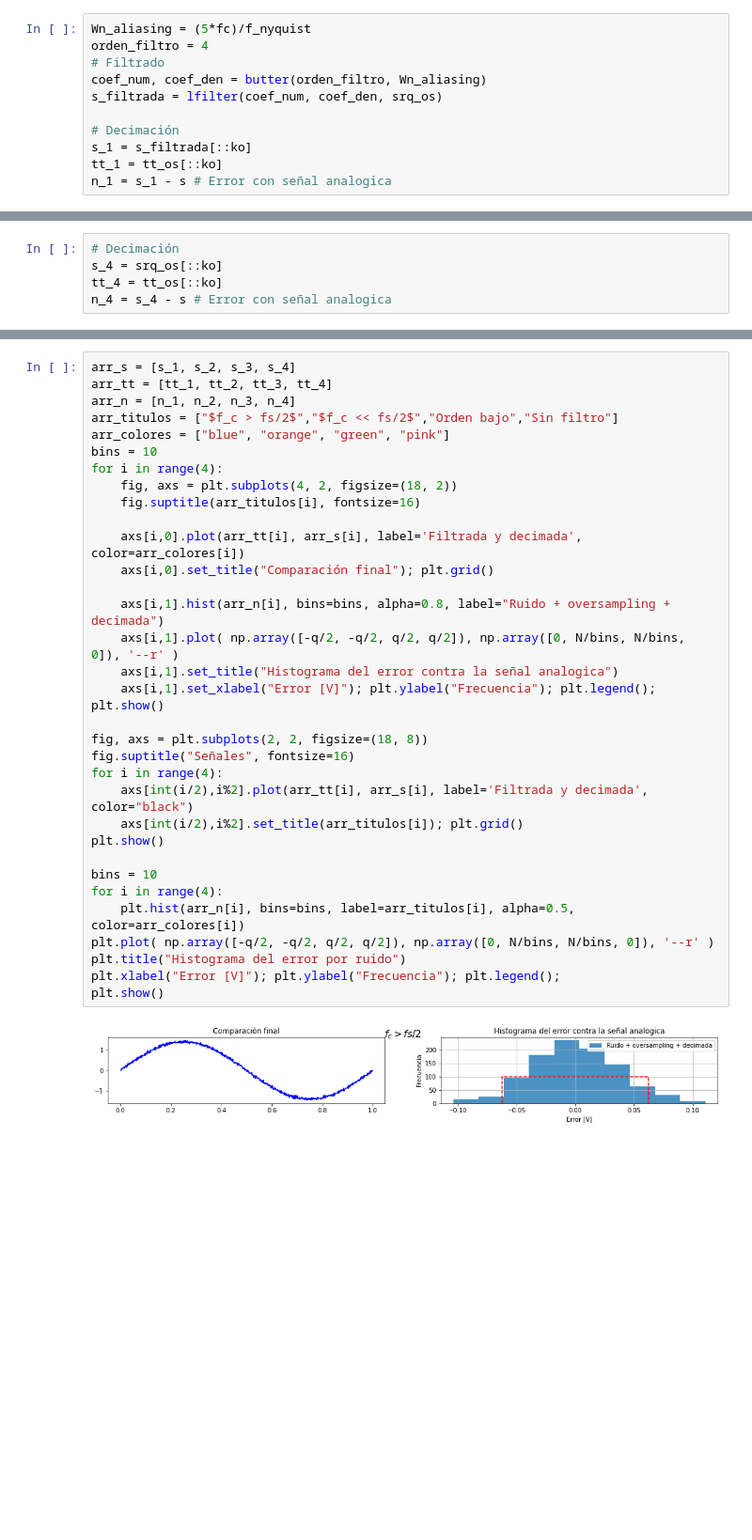
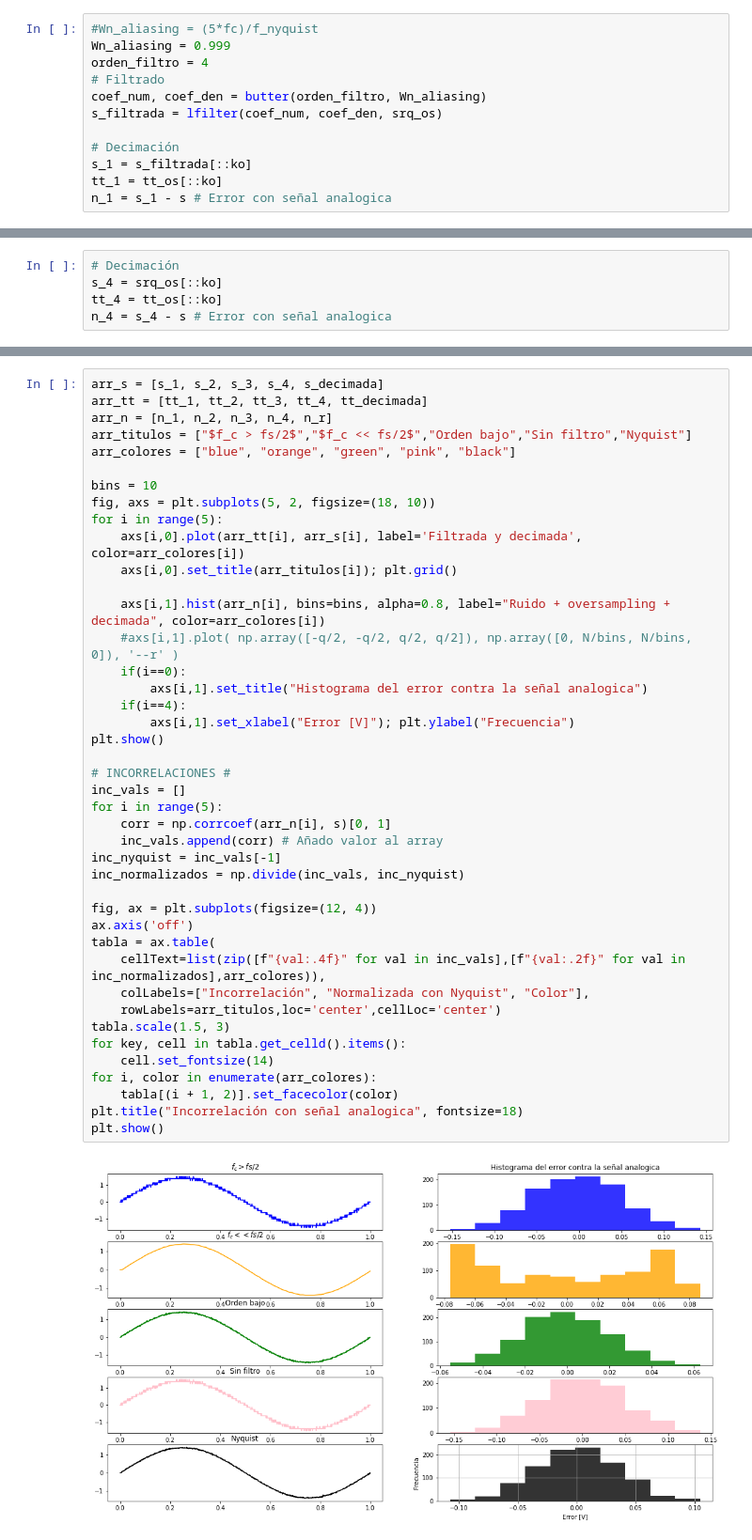
Before and after one commit to mnoe893/PDS_UTNBA_2025, a Jupyter notebook: TS5_cuantizacion.ipynb, the cells around one changed output, grey strips where cells are left out. Shown at 94% size. Cells and saved outputs as stored; diff of their text form; blank space fills up the shorter version.

Commit message:
Consultar como implementar filtro

```diff
--- a/TS5_cuantizacion.ipynb
+++ b/TS5_cuantizacion.ipynb
@@ -138,7 +137,8 @@ Ahora experimentaremos con los 4 casos definidos al inicio.
 
 ##### Caso 1: $f_c > fs/2$
 # %%
-Wn_aliasing = (5*fc)/f_nyquist
+#Wn_aliasing = (5*fc)/f_nyquist
+Wn_aliasing = 0.999
 orden_filtro = 4
 # Filtrado
 coef_num, coef_den = butter(orden_filtro, Wn_aliasing)
@@ -186,36 +186,44 @@ n_4 = s_4 - s # Error con señal analogica
 # %%
-arr_s = [s_1, s_2, s_3, s_4]
-arr_tt = [tt_1, tt_2, tt_3, tt_4]
-arr_n = [n_1, n_2, n_3, n_4]
-arr_titulos = ["$f_c > fs/2$","$f_c << fs/2$","Orden bajo","Sin filtro"]
-arr_colores = ["blue", "orange", "green", "pink"]
+arr_s = [s_1, s_2, s_3, s_4, s_decimada]
+arr_tt = [tt_1, tt_2, tt_3, tt_4, tt_decimada]
+arr_n = [n_1, n_2, n_3, n_4, n_r]
+arr_titulos = ["$f_c > fs/2$","$f_c << fs/2$","Orden bajo","Sin filtro","Nyquist"]
+arr_colores = ["blue", "orange", "green", "pink", "black"]
+
 bins = 10
-for i in range(4):
-    fig, axs = plt.subplots(4, 2, figsize=(18, 2))
-    fig.suptitle(arr_titulos[i], fontsize=16)
+fig, axs = plt.subplots(5, 2, figsize=(18, 10))
+for i in range(5):
+    axs[i,0].plot(arr_tt[i], arr_s[i], label='Filtrada y decimada', color=arr_colores[i])
+    axs[i,0].set_title(arr_titulos[i]); plt.grid()
 
-    axs[i,0].plot(arr_tt[i], arr_s[i], label='Filtrada y decimada', color=arr_colores[i])
-    axs[i,0].set_title("Comparación final"); plt.grid()
-
-    axs[i,1].hist(arr_n[i], bins=bins, alpha=0.8, label="Ruido + oversampling + decimada")
-    axs[i,1].plot( np.array([-q/2, -q/2, q/2, q/2]), np.array([0, N/bins, N/bins, 0]), '--r' )
-    axs[i,1].set_title("Histograma del error contra la señal analogica")
-    axs[i,1].set_xlabel("Error [V]"); plt.ylabel("Frecuencia"); plt.legend();
+    axs[i,1].hist(arr_n[i], bins=bins, alpha=0.8, label="Ruido + oversampling + decimada", color=arr_colores[i])
+    #axs[i,1].plot( np.array([-q/2, -q/2, q/2, q/2]), np.array([0, N/bins, N/bins, 0]), '--r' )
+    if(i==0):
+        axs[i,1].set_title("Histograma del error contra la señal analogica")
+    if(i==4):
+        axs[i,1].set_xlabel("Error [V]"); plt.ylabel("Frecuencia")
 plt.show()
 
-fig, axs = plt.subplots(2, 2, figsize=(18, 8))
-fig.suptitle("Señales", fontsize=16)
-for i in range(4):
-    axs[int(i/2),i%2].plot(arr_tt[i], arr_s[i], label='Filtrada y decimada', color="black")
-    axs[int(i/2),i%2].set_title(arr_titulos[i]); plt.grid()
+# INCORRELACIONES #
+inc_vals = []
+for i in range(5):
+    corr = np.corrcoef(arr_n[i], s)[0, 1]
+    inc_vals.append(corr) # Añado valor al array
+inc_nyquist = inc_vals[-1]
+inc_normalizados = np.divide(inc_vals, inc_nyquist)
+
+fig, ax = plt.subplots(figsize=(12, 4))
+ax.axis('off')
+tabla = ax.table(
+    cellText=list(zip([f"{val:.4f}" for val in inc_vals],[f"{val:.2f}" for val in inc_normalizados],arr_colores)),
+    colLabels=["Incorrelación", "Normalizada con Nyquist", "Color"],
+    rowLabels=arr_titulos,loc='center',cellLoc='center')
+tabla.scale(1.5, 3)
+for key, cell in tabla.get_celld().items():
+    cell.set_fontsize(14)
+for i, color in enumerate(arr_colores):
+    tabla[(i + 1, 2)].set_facecolor(color)
+plt.title("Incorrelación con señal analogica", fontsize=18)
 plt.show()
-
-bins = 10
-for i in range(4):
-    plt.hist(arr_n[i], bins=bins, label=arr_titulos[i], alpha=0.5, color=arr_colores[i])
-plt.plot( np.array([-q/2, -q/2, q/2, q/2]), np.array([0, N/bins, N/bins, 0]), '--r' )
-plt.title("Histograma del error por ruido")
-plt.xlabel("Error [V]"); plt.ylabel("Frecuencia"); plt.legend();
-plt.show()
 # %% [output]
-[figure, old version]
+[figure, new version]
```
Also changed, not shown: parts of 8 cells of this notebook.
